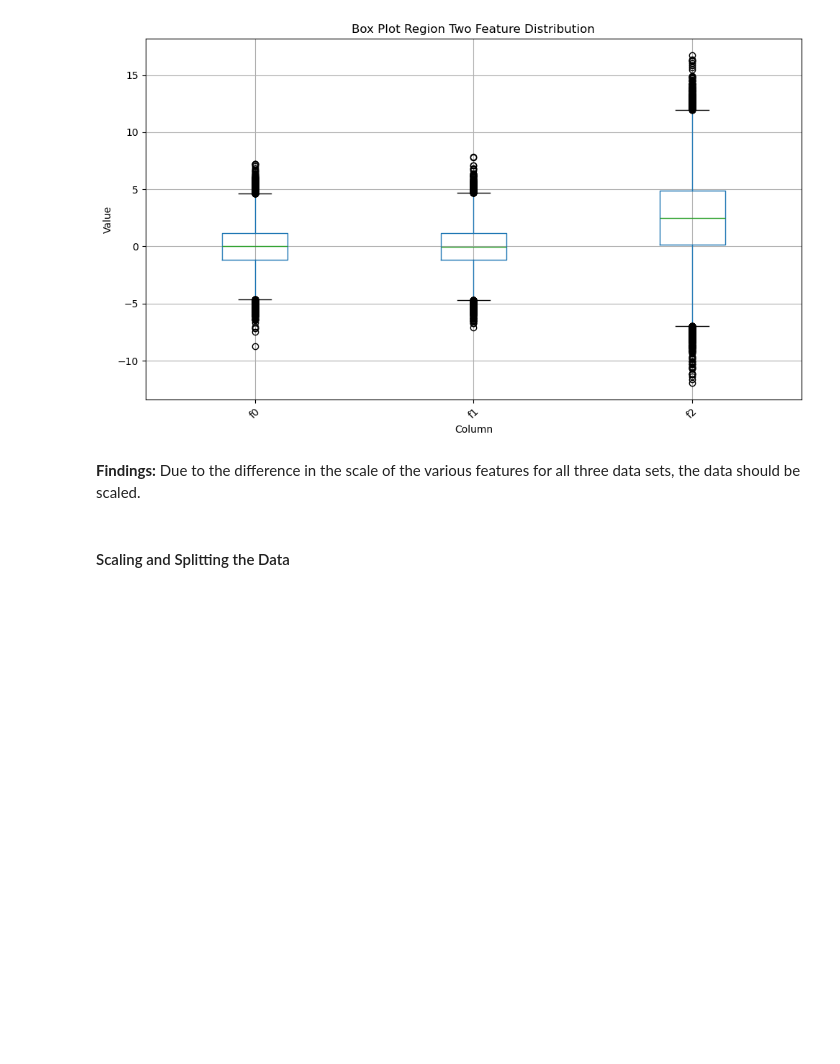
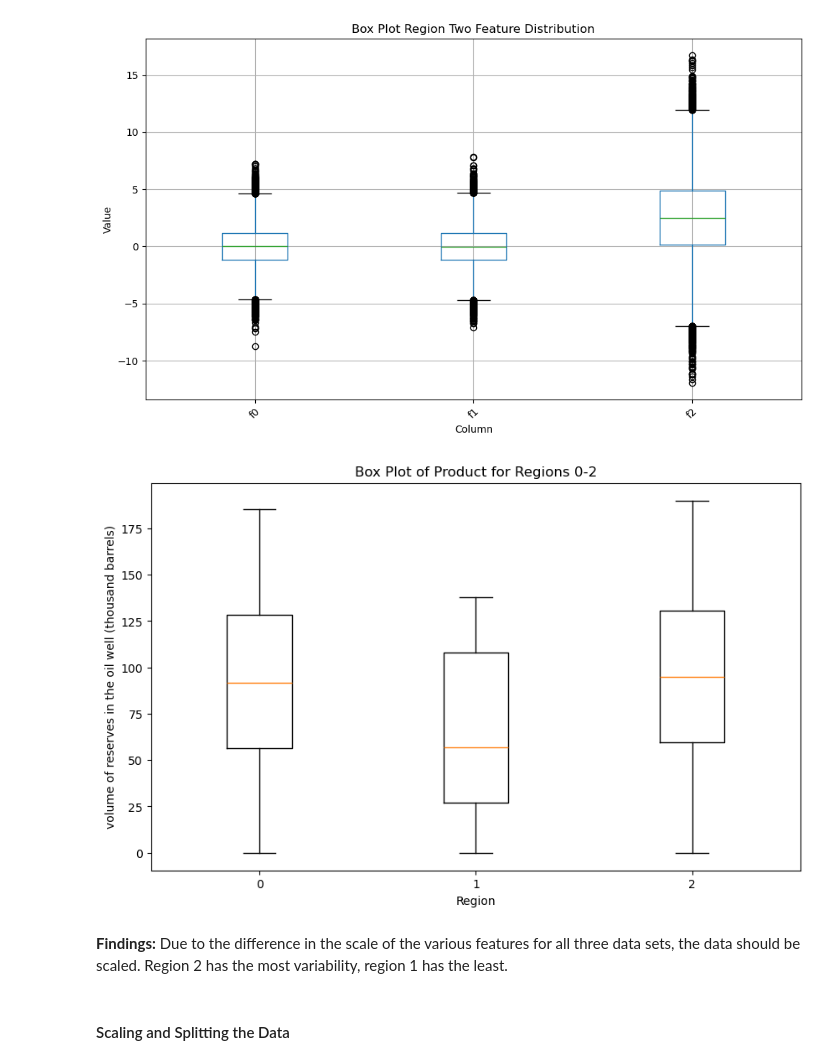
Before and after one commit to le-crupi64/Oil-Well-Profit-Prediction, a Jupyter notebook: Profit_preditcions.ipynb, the cells around one changed output. Cells and saved outputs as stored; diff of their text form; code cells hidden in the pictures; blank space fills up the shorter version.

```diff
--- a/Profit_preditcions.ipynb
+++ b/Profit_preditcions.ipynb
@@ -186,9 +186,20 @@ plt.tight_layout()  # Adjust layout to prevent overlap
 plt.show()
 # %% [output]
 [figure]
+# %%
+# Create a box plot for each separate column
+plt.figure(figsize=(10, 6))
+plt.boxplot([r0['product'], r1['product'], r2['product']])
+plt.title('Box Plot of Product for Regions 0-2')
+plt.ylabel('volume of reserves in the oil well (thousand barrels)')
+plt.xlabel('Region')
+plt.xticks([1, 2, 3], ['0', '1', '2'])
+plt.show()
+# %% [output]
+[figure, added]
 # %% [markdown]
 **Findings:**
-Due to the difference in the scale of the various features for all three data sets, the data should be scaled.
+Due to the difference in the scale of the various features for all three data sets, the data should be scaled. Region 2 has the most variability, region 1 has the least.
 # %% [markdown]
 #### Scaling and Splitting the Data
 # %% [markdown]
```
Also changed, not shown: parts of 16 cells of this notebook.
